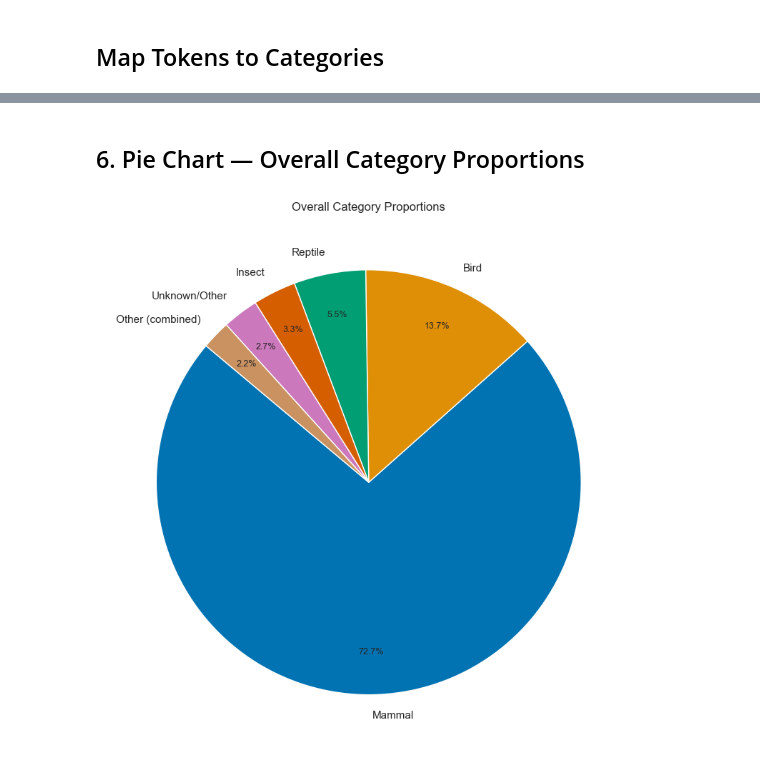
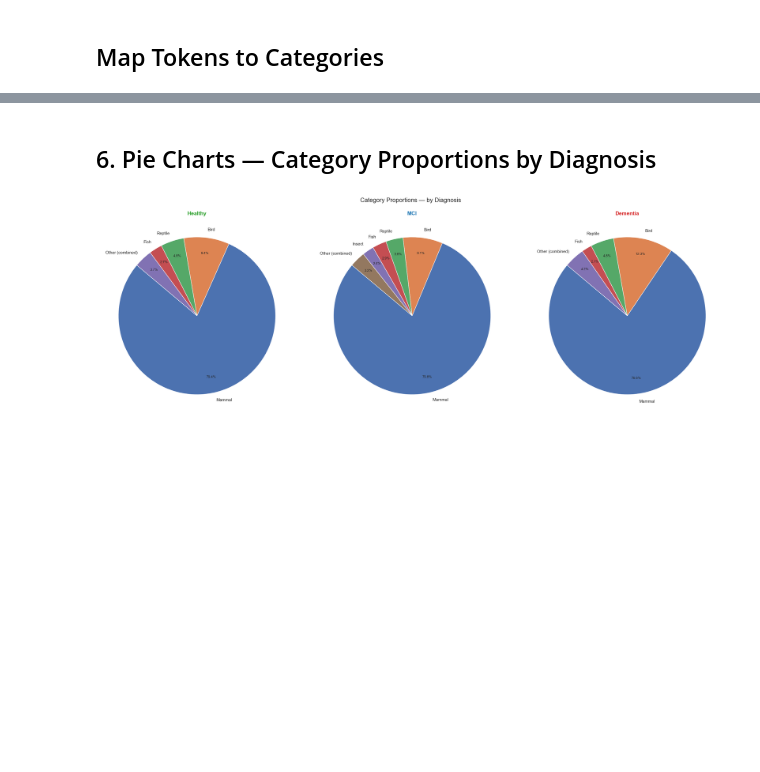
Before and after one commit to bentindal/cognospeak-pft-sft-pauses-data-analysis, a Jupyter notebook: sft_category_analysis.ipynb, the cells around one changed output, grey strips where cells are left out. Cells and saved outputs as stored; diff of their text form; code cells hidden in the pictures; blank space fills up the shorter version.

```diff
--- a/sft_category_analysis.ipynb
+++ b/sft_category_analysis.ipynb
@@ -9,9 +9,12 @@ import seaborn as sns
 import numpy as np
 from dataloader import TranscriptLoader
 
-sns.set_theme(style="whitegrid", palette="colorblind")
+sns.set_theme(style="whitegrid")
 
-# Load category lookup from categories.csv
+DIAG_ORDER = ["HC", "MCI", "DEMENTIA"]
+DIAG_COLORS = {"HC": "#2ca02c", "MCI": "#1f77b4", "DEMENTIA": "#d62728"}
+DIAG_LABELS = {"HC": "Healthy", "MCI": "MCI", "DEMENTIA": "Dementia"}
+
 cat_df = pd.read_csv("categories.csv")
 category_lookup = dict(zip(cat_df["answer"], cat_df["category"]))
 print(f"Loaded {len(category_lookup)} category mappings")
@@ -116,13 +138,0 @@ plt.show()
-# %%
-cross = pd.crosstab(df["recording"], df["category"])
-cross = cross[cat_counts.index[::-1]]  # order columns by overall frequency
-
-fig, ax = plt.subplots(figsize=(12, 6))
-cross.plot.bar(stacked=True, ax=ax, colormap="tab20")
-ax.set_ylabel("Token count")
-ax.set_xlabel("")
-ax.set_title("Category Breakdown per Recording")
-ax.legend(title="Category", bbox_to_anchor=(1.02, 1), loc="upper left", fontsize=8)
-plt.xticks(rotation=45, ha="right")
-plt.tight_layout()
-plt.show()
@@ -243,26 +341,34 @@ Mean switch rate: 30.15%
 # %% [markdown]
-## 6. Pie Chart — Overall Category Proportions
+## 6. Pie Charts — Category Proportions by Diagnosis
 # %%
-cat_totals = df["category"].value_counts()
+fig, axes = plt.subplots(1, len(DIAG_ORDER), figsize=(8 * len(DIAG_ORDER), 8))
 
-threshold = 0.02 * len(df)
-main_cats = cat_totals[cat_totals >= threshold]
-other_sum = cat_totals[cat_totals < threshold].sum()
-if other_sum > 0:
-    main_cats["Other (combined)"] = other_sum
+for ax, diag in zip(axes, DIAG_ORDER):
+    sub = df[df["diagnosis"] == diag]
+    if sub.empty:
+        ax.set_title(f"{DIAG_LABELS[diag]} — no data")
+        continue
+    cat_totals = sub["category"].value_counts()
 
-fig, ax = plt.subplots(figsize=(8, 8))
-wedges, texts, autotexts = ax.pie(
-    main_cats,
-    labels=main_cats.index,
-    autopct="%1.1f%%",
-    startangle=140,
-    pctdistance=0.8,
-)
-for t in autotexts:
-    t.set_fontsize(9)
-ax.set_title("Overall Category Proportions")
+    threshold = 0.02 * len(sub)
+    main_cats = cat_totals[cat_totals >= threshold].copy()
+    other_sum = cat_totals[cat_totals < threshold].sum()
+    if other_sum > 0:
+        main_cats["Other (combined)"] = other_sum
+
+    wedges, texts, autotexts = ax.pie(
+        main_cats,
+        labels=main_cats.index,
+        autopct="%1.1f%%",
+        startangle=140,
+        pctdistance=0.8,
+    )
+    for t in autotexts:
+        t.set_fontsize(9)
+    ax.set_title(DIAG_LABELS[diag], color=DIAG_COLORS[diag], fontweight="bold", fontsize=14)
+
+fig.suptitle("Category Proportions — by Diagnosis", fontsize=16, y=1.02)
 plt.tight_layout()
 plt.show()
 # %% [output]
-[figure, old version]
+[figure, new version]
```
Also changed, not shown: parts of 19 cells of this notebook.
